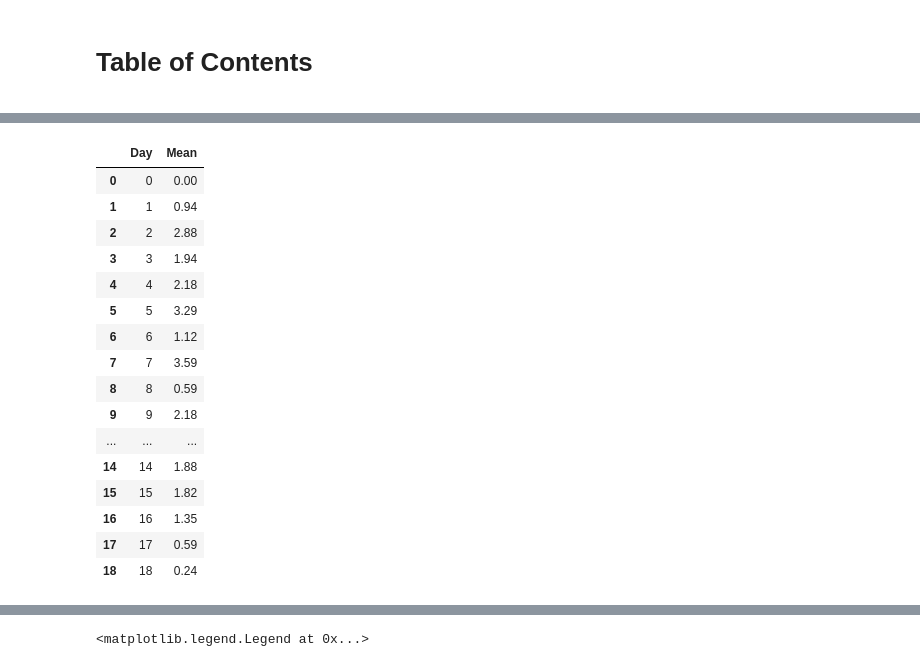
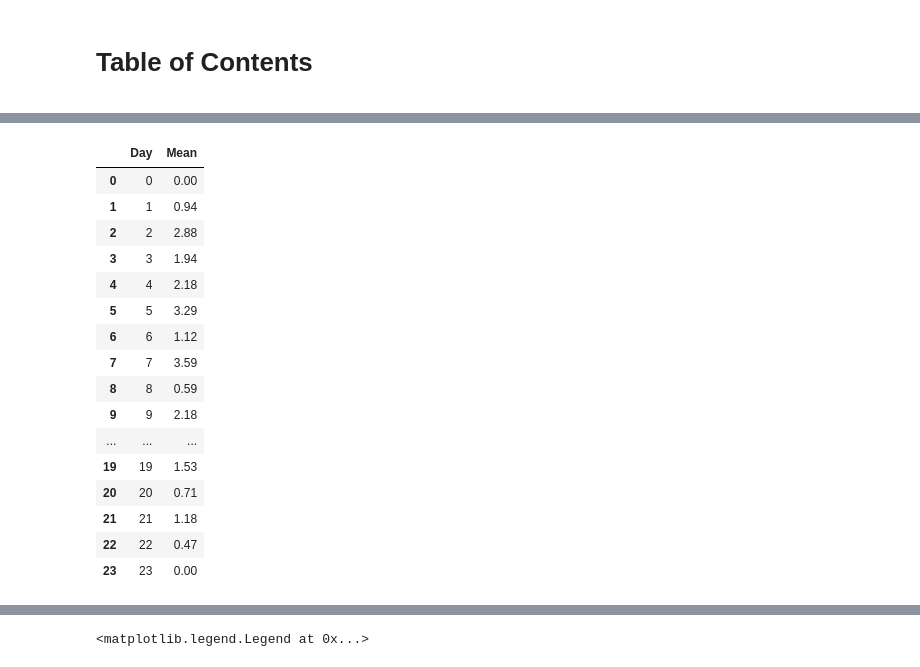
Before and after one commit to ufranca/wc2022, a Jupyter notebook: plot_results_v2.ipynb, the cells around one changed output, grey strips where cells are left out. Saved outputs shown, nothing was run; the diff lists cells and outputs as text; code cells hidden in the pictures.

```diff
--- a/plot_results_v2.ipynb
+++ b/plot_results_v2.ipynb
@@ -51,7 +51,7 @@ HTML("<style>.container { width:90% !important; }</style>")
 # %%
 year = '22'
 month='12'
-day = '09'
+day = '18'
 # %%
 df_ec = pd.read_excel("resultados/resultados_"+year+month+day+".xlsx", dtype=object)
 #df_ec = df_ec[df_ec['Day'] != 0]
@@ -317,7 +320,7 @@ from itertools import cycle, islice
 
 
 sns.set(style="ticks", context="talk" , font_scale=1.2)
-f, ax = plt.subplots(figsize=(22,10));
+f, ax = plt.subplots(figsize=(26,10));
 
 df_ec['Puntos_Day'] = df_ec['Puntos_Day'].astype(int)
 
@@ -368,38 +371,38 @@ df_to_plot.plot(kind='line',  x ='Day' , y='Mean', alpha=0.5, style="--",
 
 
 #df_to_plot.plot(kind='line',  alpha=0.9, ax=ax, marker='s', color='SlateGrey' ,legend=False);
 #ax.get_legend()#.remove()
 
 plt.ylim(-0.2, 12)
 
 #plt.xticks(range(0, df_ec['Day'].max()+2, 1))
 
 plt.xlabel('Dia')
 plt.ylabel('Puntos Diarios')
 plt.title('Puntos Diarios')
 ax.legend(bbox_to_anchor=(1.2, 1.0), loc=1, prop={'size': 22})
 
 sns.despine(offset=10, trim=True)
 ax.yaxis.grid(True, alpha=0.2)
 plt.savefig('figuras/resultados_puntos_diarios.jpg', bbox_inches='tight')
 # %% [output]
 |  | Day | Mean |
 | 0 | 0 | 0.00 |
 | 1 | 1 | 0.94 |
 | 2 | 2 | 2.88 |
 | 3 | 3 | 1.94 |
 | 4 | 4 | 2.18 |
 | 5 | 5 | 3.29 |
 | 6 | 6 | 1.12 |
 | 7 | 7 | 3.59 |
 | 8 | 8 | 0.59 |
 | 9 | 9 | 2.18 |
 | ... | ... | ... |
-| 14 | 14 | 1.88 |
-| 15 | 15 | 1.82 |
-| 16 | 16 | 1.35 |
-| 17 | 17 | 0.59 |
-| 18 | 18 | 0.24 |
+| 19 | 19 | 1.53 |
+| 20 | 20 | 0.71 |
+| 21 | 21 | 1.18 |
+| 22 | 22 | 0.47 |
+| 23 | 23 | 0.00 |
 [drawing not drawn]
 # %%
 df_marcador = df_ec.groupby('Name')['Marcador'].sum().reset_index()
```
Also changed, not shown: parts of 9 cells of this notebook, 15 other files.
